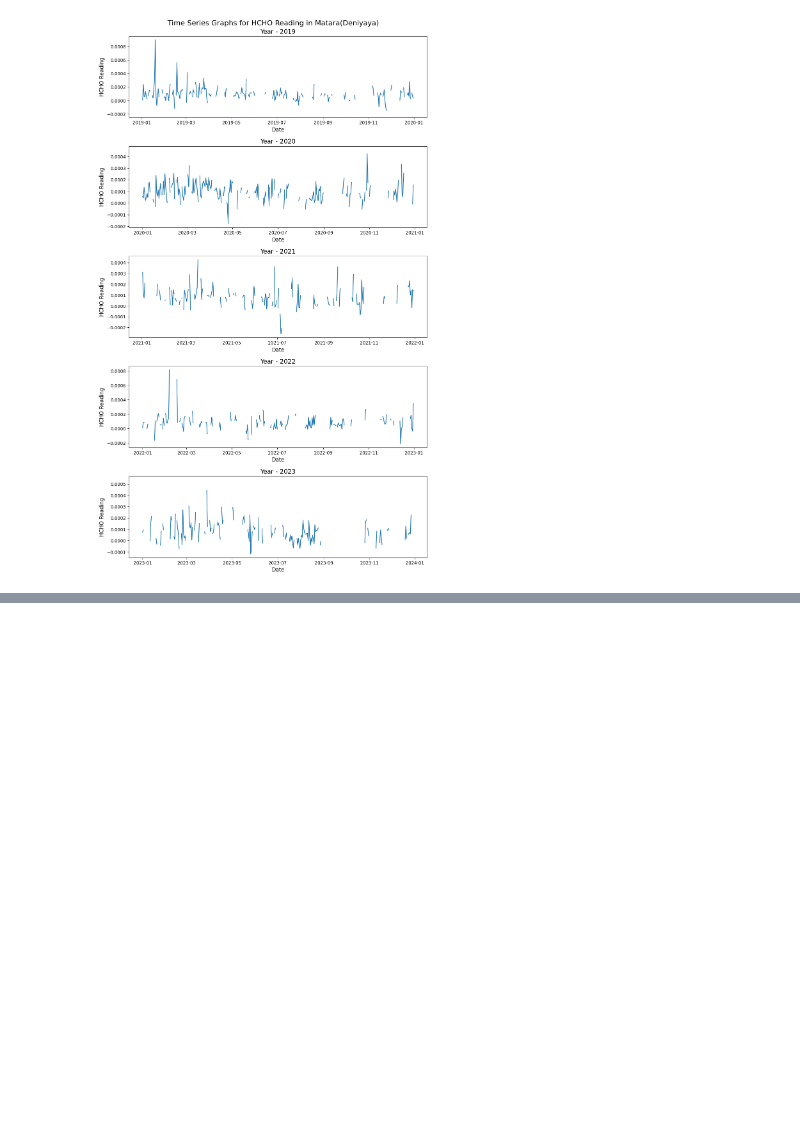
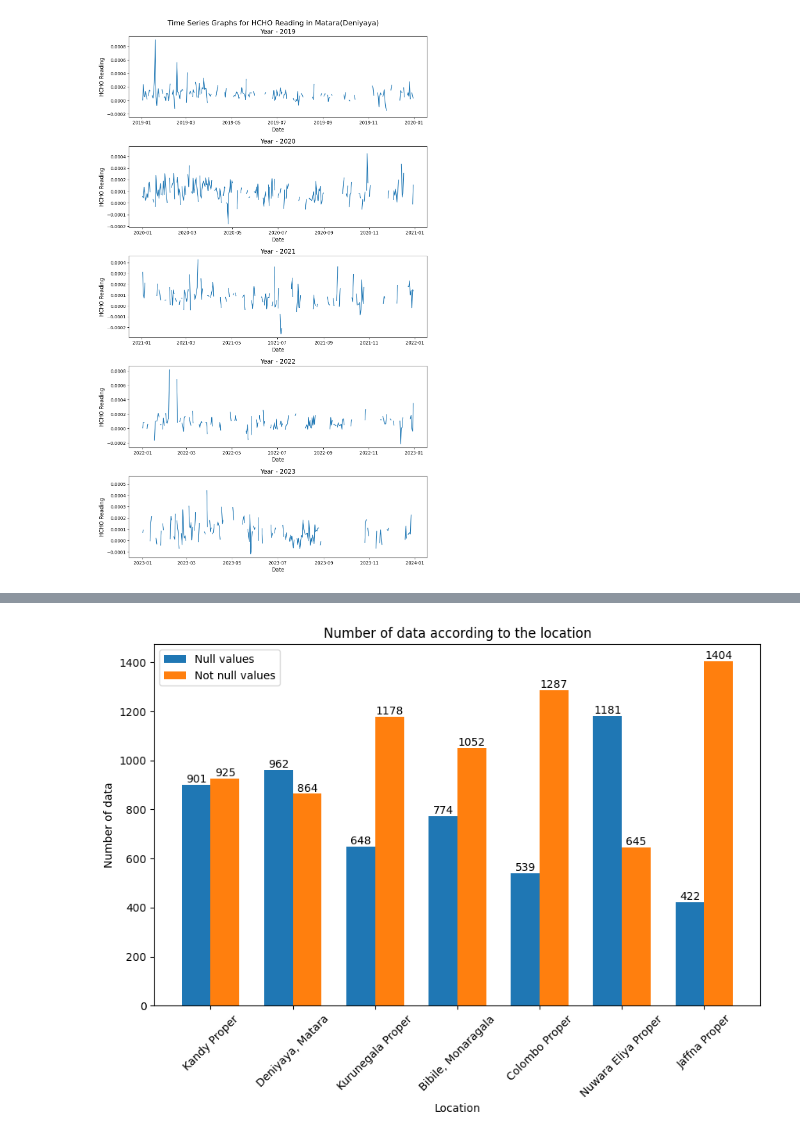
Before and after one commit to SewminaFernando/HCHO_Analyzing, a Jupyter notebook: notebooks/data_visualization(before cleaning data).ipynb, the cells around one changed output, grey strips where cells are left out. Saved outputs shown, nothing was run; the diff lists cells and outputs as text; code cells hidden in the pictures; blank space fills up the shorter version.

```diff
--- a/notebooks/data_visualization(before cleaning data).ipynb
+++ b/notebooks/data_visualization(before cleaning data).ipynb
@@ -563,0 +616,27 @@ plt.show()
+# %%
+# Draw bar graph to visualize the distribution of null and not null values for each location
+plt.figure(figsize=(10, 6))
+
+# Set the x coordinates for the bars
+x = np.arange(len(location_count["location"]))
+
+# Plot the bars for null values
+plt.bar(x - 0.35/2, null_values["count"], width=0.35, label='Null values')
+
+# Plot the bars for not null values
+plt.bar(x + 0.35/2, not_null_values["count"], width=0.35, label='Not null values')
+
+plt.xlabel("Location")
+plt.ylabel("Number of data")
+plt.title("Number of data according to the location")
+plt.xticks(x,location_count["location"],rotation=45)
+
+# Add counts to each bar
+for i, count in enumerate(location_count["count"]):
+    plt.text(i - 0.35/2, null_values["count"][i], str(null_values["count"][i]), ha='center', va='bottom')
+    plt.text(i + 0.35/2, not_null_values["count"][i], str(not_null_values["count"][i]), ha='center', va='bottom')
+
+plt.legend()
+plt.show()
+# %% [output]
+[figure, added]
```
Also changed, not shown: parts of 5 cells of this notebook.
